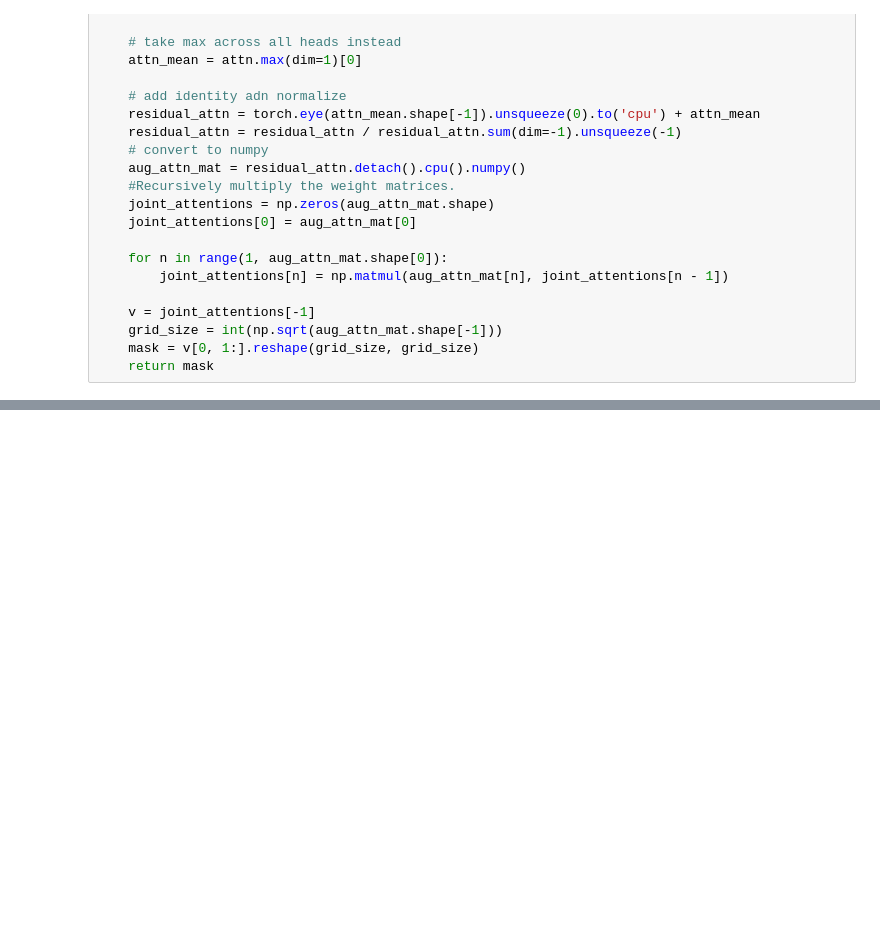
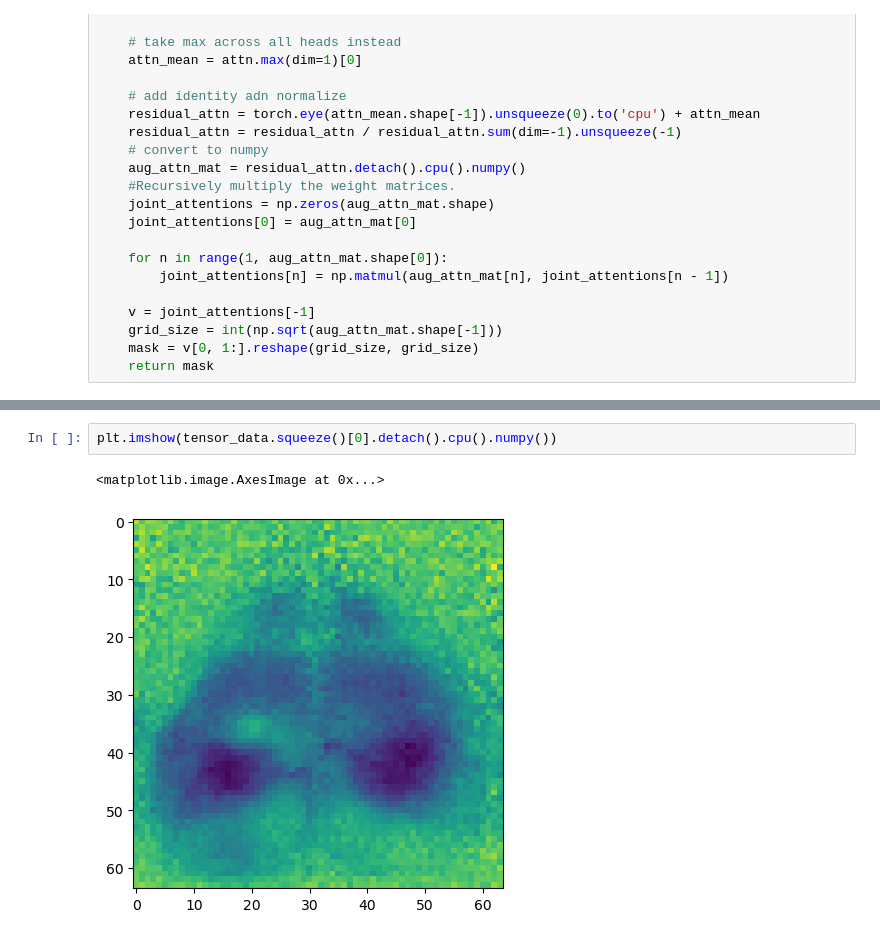
Before and after one commit to Tsuchijo/CEBRA-ViT, a Jupyter notebook: src/testing.ipynb, the cells around one changed output, grey strips where cells are left out. Cells and saved outputs as stored; diff of their text form; blank space fills up the shorter version.

```diff
--- a/src/testing.ipynb
+++ b/src/testing.ipynb
@@ -183,3 +251,8 @@ def rollout(attn):
+# %%
+plt.imshow(tensor_data.squeeze()[0].detach().cpu().numpy())
+# %% [output]
+<matplotlib.image.AxesImage at 0x...>
+[figure, added]
 # %%
 import matplotlib.pyplot as plt
 import matplotlib.cm as cm
```
Also changed, not shown: parts of 17 cells of this notebook, 25 other files.
